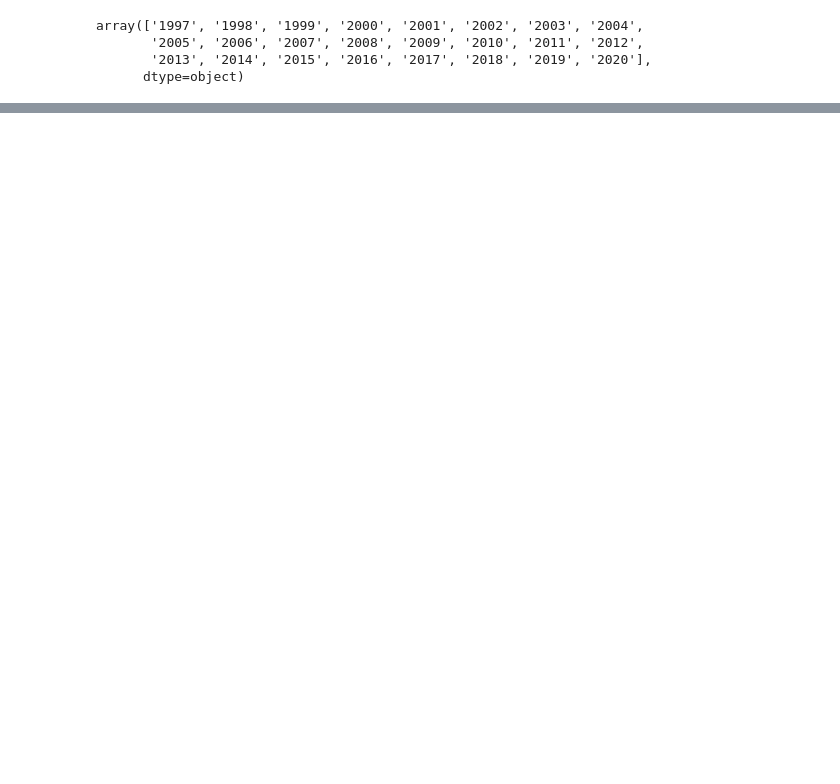
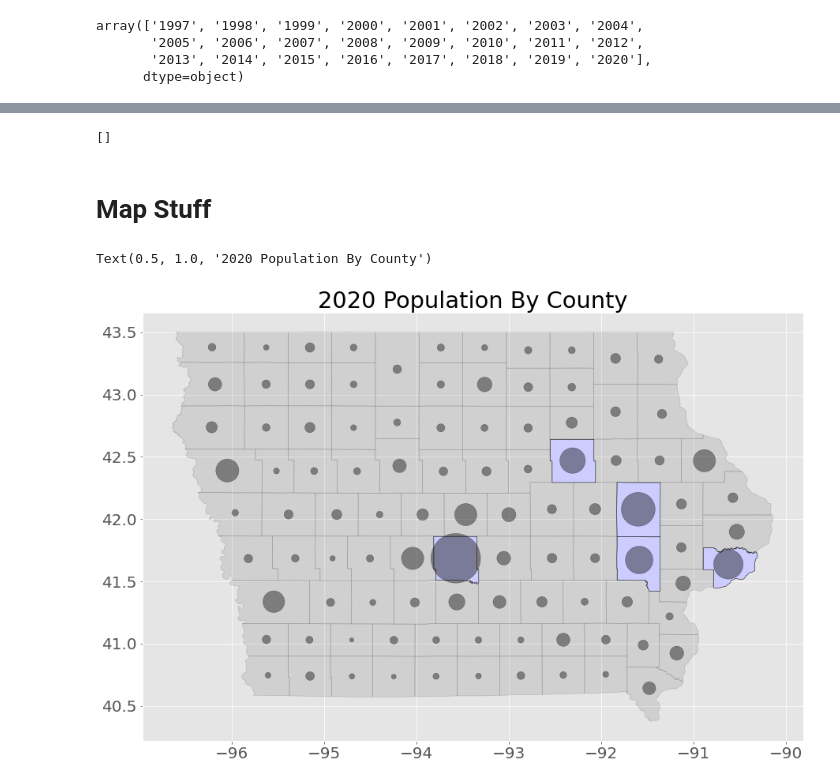
Before and after one commit to flyingcape/Iowa_Liquor_Sales, a Jupyter notebook: Visualizing_Other_County_Variables.ipynb, the cells around one changed output, grey strips where cells are left out. Cells and saved outputs as stored; diff of their text form; code cells hidden in the pictures; blank space fills up the shorter version.

```diff
--- a/Visualizing_Other_County_Variables.ipynb
+++ b/Visualizing_Other_County_Variables.ipynb
@@ -584,0 +236,4 @@ county.sort_values(by = ['County','Year'])
+# %%
+# County Points Shape File
+map_counties_pts = gpd.read_file(
+    './data/Primary Points for Iowa Counties/geo_export_7ec5c31d-2f89-4961-bacf-1dbe5f7b3ed7.shp')
@@ -584,0 +249,9 @@ county.sort_values(by = ['County','Year'])
+# %%
+map_counties_pts.loc[map_counties_pts['county_nam']=="O'Brien",'county_nam']='OBRIEN'
+# %%
+map_counties_pts.rename(columns={'county_nam': 'County'}, inplace=True)
+map_counties_pts["County"] = map_counties_pts["County"].str.upper()
+map_counties_pts = map_counties_pts.sort_values(by=['County'])
+# %%
+all_counties = np.sort(map_counties_pts['County'].unique())
+len(all_counties)
@@ -584,0 +400,35 @@ county.sort_values(by = ['County','Year'])
+# %%
+# Digging into the discrepancies
+temp2 = list(map_counties_pts['County'].unique())
+temp1 = list(data0_2019['County'].unique())
+s = set(temp2)
+temp3 = [x for x in temp1 if x not in s]
+temp3
+# %% [output]
+[]
+# %% [markdown]
+# Map Stuff
+# %%
+markersize = map_counties_pts['Population_2020']/125
+
+fig,ax = plt.subplots(figsize = (15,15))
+
+# County Boundaries
+map_counties.to_crs(epsg=4326).plot(ax = ax, alpha=0.2, color="gray",edgecolor='black')
+
+map_counties[map_counties['County']=='POLK'].to_crs(epsg=4326).plot(
+    ax = ax, alpha=1, color="#CCCCFF",edgecolor='black')
+map_counties[map_counties['County']=='LINN'].to_crs(epsg=4326).plot(
+    ax = ax, alpha=1, color="#CCCCFF",edgecolor='black')
+map_counties[map_counties['County']=='SCOTT'].to_crs(epsg=4326).plot(
+    ax = ax, alpha=1, color="#CCCCFF",edgecolor='black')
+map_counties[map_counties['County']=='JOHNSON'].to_crs(epsg=4326).plot(
+    ax = ax, alpha=1, color="#CCCCFF",edgecolor='black')
+map_counties[map_counties['County']=='BLACK HAWK'].to_crs(epsg=4326).plot(
+    ax = ax, alpha=1, color="#CCCCFF",edgecolor='black')
+
+map_counties_pts.plot(ax = ax, color="black",markersize=markersize, alpha=0.40)
+ax.set_title('2020 Population By County')
+# %% [output]
+Text(0.5, 1.0, '2020 Population By County')
+[figure, added]
```
Also changed, not shown: parts of 63 cells of this notebook, 3 other files.
